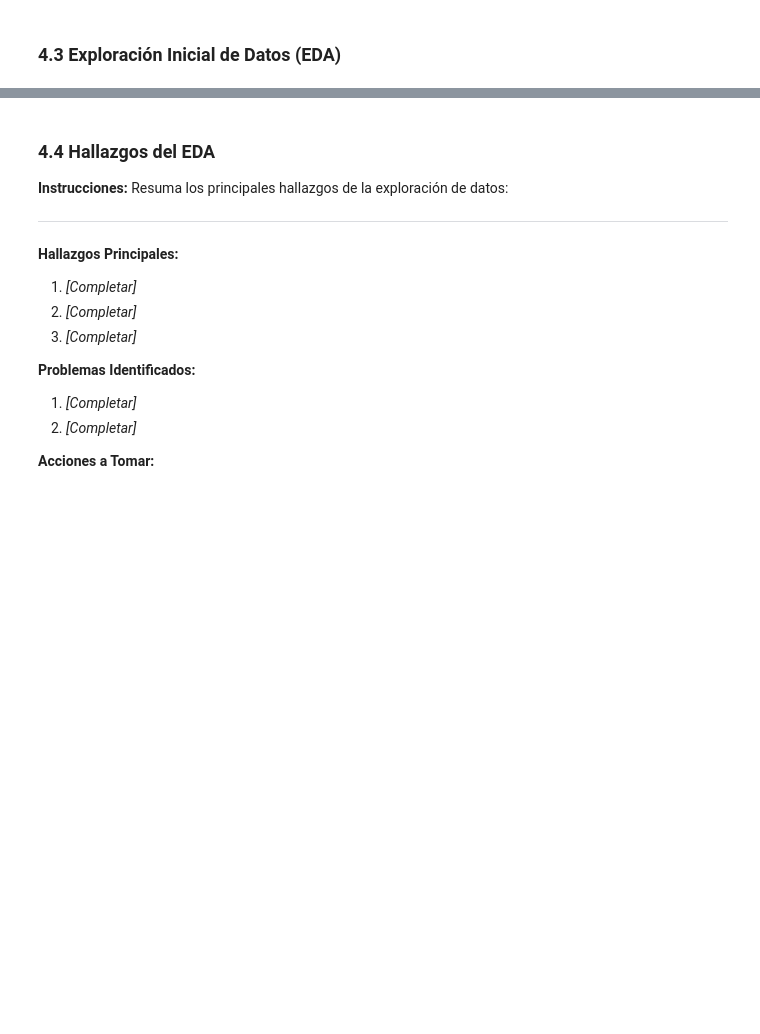
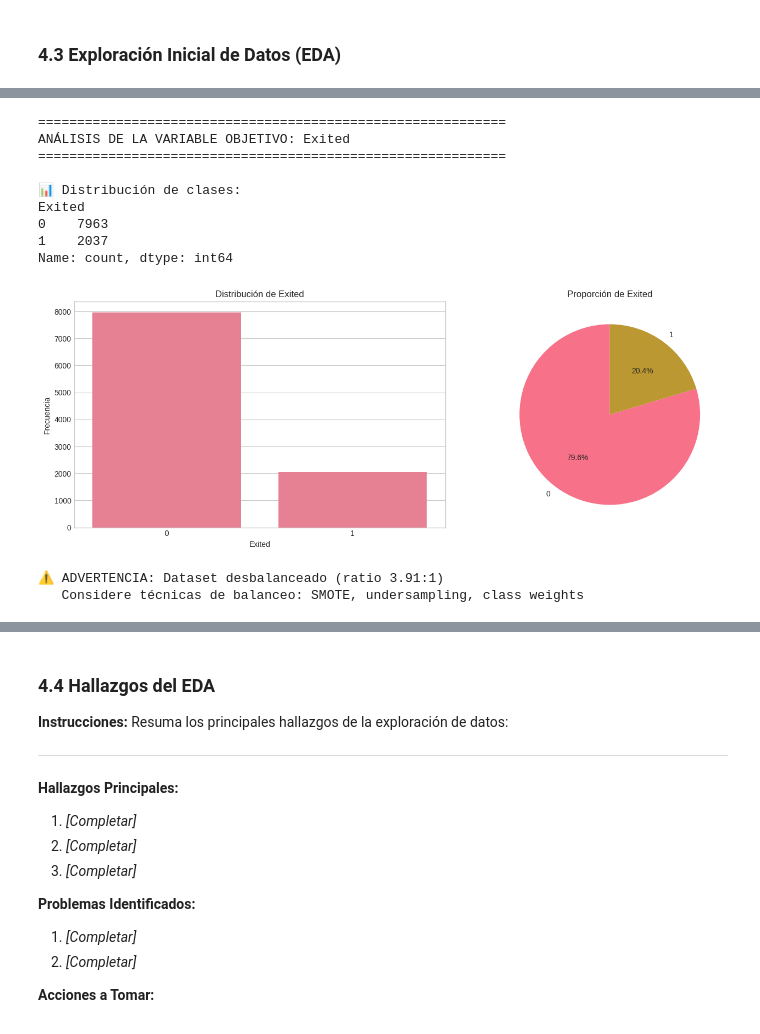
Before and after one commit to NBOZA2808/AML-Final-Boza-Solis-Nelson, a Jupyter notebook: notebooks/final_project.ipynb, the cells around one changed output, grey strips where cells are left out. Drawn from its saved outputs; the diff is of its cells as text; code cells hidden in the pictures; blank space fills up the shorter version.

```diff
--- a/notebooks/final_project.ipynb
+++ b/notebooks/final_project.ipynb
@@ -344,7 +388,7 @@ else:
 # =====================================================
 
 # COMPLETE: Especifique el nombre de su variable objetivo
-TARGET_COLUMN = 'target'  # Cambie 'target' por el nombre de su variable objetivo
+TARGET_COLUMN = 'Exited'  # Cambie 'target' por el nombre de su variable objetivo
 
 print("=" * 60)
 print(f"ANÁLISIS DE LA VARIABLE OBJETIVO: {TARGET_COLUMN}")
@@ -367,30 +411,43 @@ if df[TARGET_COLUMN].dtype == 'object' or df[TARGET_COLUMN].nunique() < 20:
 
     # Gráfico de pastel
     axes[1].pie(class_dist.values, labels=class_dist.index, autopct='%1.1f%%', startangle=90)
     axes[1].set_title(f'Proporción de {TARGET_COLUMN}')
 
     plt.tight_layout()
     plt.show()
 
     # Verificar desbalance
     imbalance_ratio = class_dist.max() / class_dist.min()
     if imbalance_ratio > 3:
         print(f"\n⚠️ ADVERTENCIA: Dataset desbalanceado (ratio {imbalance_ratio:.2f}:1)")
         print("   Considere técnicas de balanceo: SMOTE, undersampling, class weights")
 else:
     # Para regresión
     print("\n📊 Estadísticas de la variable objetivo:")
     print(df[TARGET_COLUMN].describe())
 
     fig, axes = plt.subplots(1, 2, figsize=(14, 5))
 
     # Histograma
     sns.histplot(df[TARGET_COLUMN], kde=True, ax=axes[0])
     axes[0].set_title(f'Distribución de {TARGET_COLUMN}')
 
     # Box plot
     sns.boxplot(y=df[TARGET_COLUMN], ax=axes[1])
     axes[1].set_title(f'Box Plot de {TARGET_COLUMN}')
 
     plt.tight_layout()
     plt.show()
+# %% [output]
+============================================================
+ANÁLISIS DE LA VARIABLE OBJETIVO: Exited
+============================================================
+
+📊 Distribución de clases:
+Exited
+0    7963
+1    2037
+Name: count, dtype: int64
+[figure, added]
+⚠️ ADVERTENCIA: Dataset desbalanceado (ratio 3.91:1)
+   Considere técnicas de balanceo: SMOTE, undersampling, class weights
```
Also changed, not shown: parts of 8 cells of this notebook.
